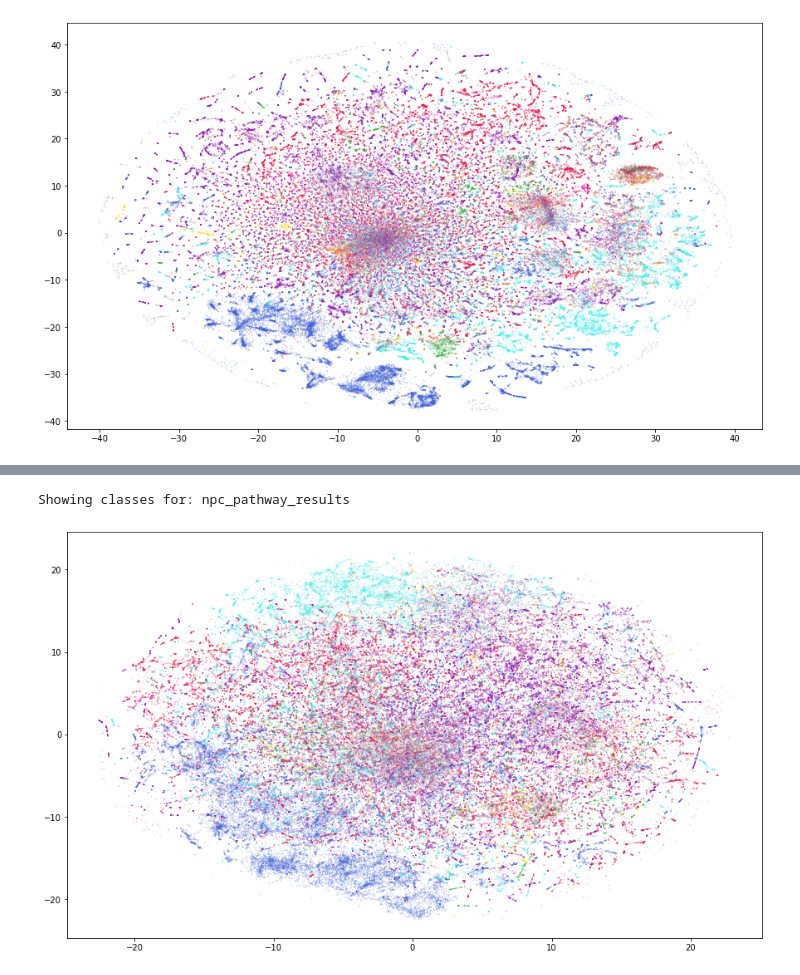
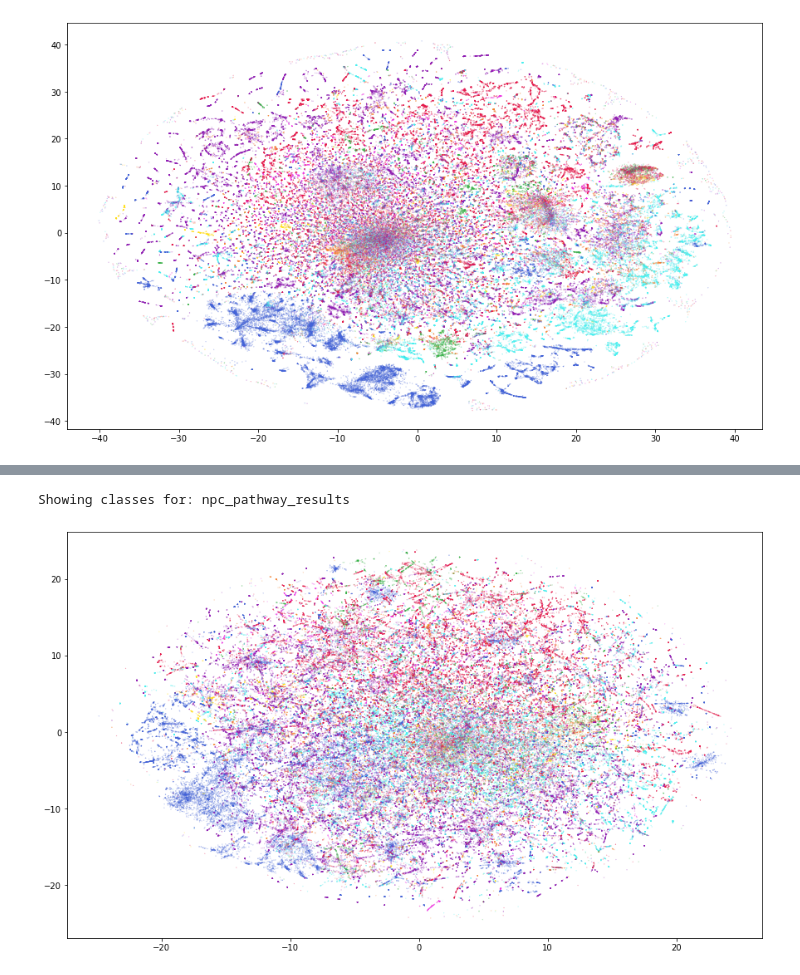
Before and after one commit to louwenjjr/ms2_mass_differences, a Jupyter notebook: notebooks/1d-Prepare_visualisation_data.ipynb, the cells around one changed output, grey strips where cells are left out. Saved outputs shown, nothing was run; the diff lists cells and outputs as text; code cells hidden in the pictures.

```diff
--- a/notebooks/1d-Prepare_visualisation_data.ipynb
+++ b/notebooks/1d-Prepare_visualisation_data.ipynb
@@ -148,12 +148,12 @@ tsne_3d_pickle = os.path.join(data_path, base+"_peaks_processed_s2v_only_annotat
 pickle.dump(tsne_2d_res, open(tsne_2d_pickle, 'wb'))
 pickle.dump(tsne_3d_res, open(tsne_3d_pickle, 'wb'))
 # %%
-tsne_2d_out = os.path.join(data_path, base+"_peaks_processed_s2v_only_annotated_tsne2D.csv")
-with open(tsne_2d_out, 'w') as outf:
-    for s_id, tsne_r in zip(spectrums_ids, tsne_2d_res):
+tsne_2d_w_out = os.path.join(data_path, base+"_peaks_processed_s2v_only_annotated_weighted_tsne2D.csv")
+with open(tsne_2d_w_out, 'w') as outf:
+    for s_id, tsne_r in zip(spectrums_ids, tsne_2d_w_res):
         outf.write("{},{}\n".format(s_id, ','.join(map(str, tsne_r))))
 # %%
-tsne_3d_out = os.path.join(data_path, base+"_peaks_processed_s2v_only_annotated_tsne3D.csv")
-with open(tsne_3d_out, 'w') as outf:
-    for s_id, tsne_r in zip(spectrums_ids, tsne_3d_res):
+tsne_3d_w_out = os.path.join(data_path, base+"_peaks_processed_s2v_only_annotated_weighted_tsne3D.csv")
+with open(tsne_3d_w_out, 'w') as outf:
+    for s_id, tsne_r in zip(spectrums_ids, tsne_3d_w_res):
         outf.write("{},{}\n".format(s_id, ','.join(map(str, tsne_r))))
@@ -168,0 +160,7 @@ tsne_2d_res.shape, tsne_3d_res.shape
+# %%
+# Load tsne data - from weighted run
+tsne_2d_w_out = os.path.join(data_path, base+"_peaks_processed_s2v_only_annotated_weighted_tsne2D.pickle")
+tsne_3d_w_out = os.path.join(data_path, base+"_peaks_processed_s2v_only_annotated_weighted_tsne3D.pickle")
+tsne_2d_w_res = pickle.load(open(tsne_2d_w_out, 'rb'))
+tsne_3d_w_res = pickle.load(open(tsne_3d_w_out, 'rb'))
+tsne_2d_w_res.shape, tsne_3d_w_res.shape
@@ -232,17 +241,17 @@ tsne_palette = sns.set_palette(sns.color_palette(nice_colours))
 # %%
 from collections import Counter
-i_chosen = -2
+i_chosen = -3
 chosen_classes = []
 for s_cl in spectra_classes:
     chosen_class = s_cl[i_chosen]
     if not chosen_class:
         chosen_class = "Unclassified"
-    else:  # separate in single classes
+    else:  # separate in single classes - there are compounds with 3 superclasses for example
         chosen_class = chosen_class.split("; ")[0]
     chosen_classes.append(chosen_class)
 
 print(f"{len(set(chosen_classes))} classes in this category, {len(nice_colours)} colours to choose from")
-colour_dict = {cl:nice_colours[min([i,len(nice_colours)-1])] for i, cl in enumerate(sorted(set(chosen_classes)))}
+colour_dict = {cl:nice_colours[min([i,len(nice_colours)-1])] for i, (cl, num) in enumerate(Counter(chosen_classes).most_common())}
 colour_labels, colour_codes = zip(*colour_dict.items())
 spectra_chosen_classes = [colour_dict[c_cl] for c_cl in chosen_classes]
 print(colour_dict)
@@ -318,9 +369,9 @@ Showing classes for: npc_pathway_results
 # %%
-# Whole dataset 3D
+# Whole dataset 3D - weighted
 print("Showing classes for:", new_header[i_chosen])
 plt.figure(figsize=(15,9))
-plt.scatter(tsne_3d_res[:,0],tsne_3d_res[:,1], 0.02, c=spectra_chosen_classes, label=chosen_classes)
+plt.scatter(tsne_3d_w_res[:,0],tsne_3d_w_res[:,1], 0.02, c=spectra_chosen_classes, label=chosen_classes)
 plt.show()
 # %% [output]
 Showing classes for: npc_pathway_results
-[figure, old version]
+[figure, new version]
```
Also changed, not shown: parts of 30 cells of this notebook.
